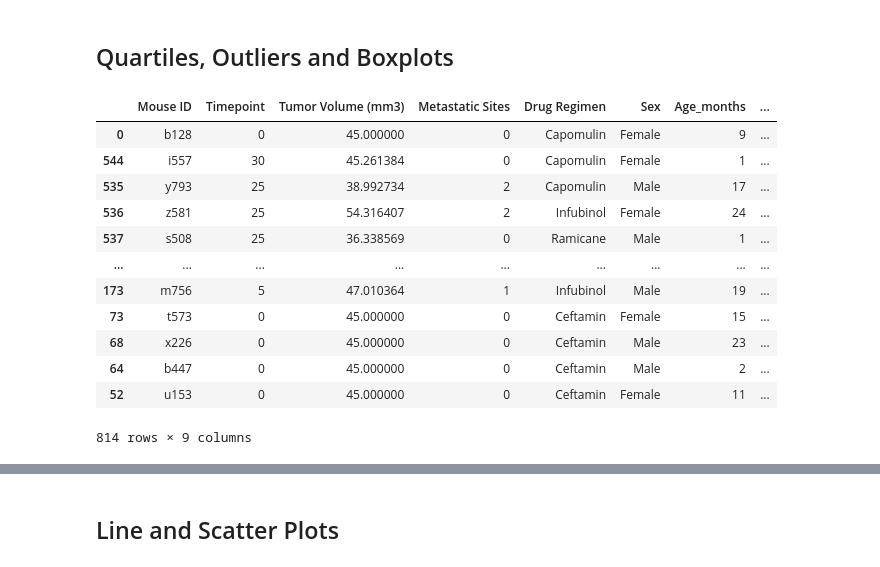
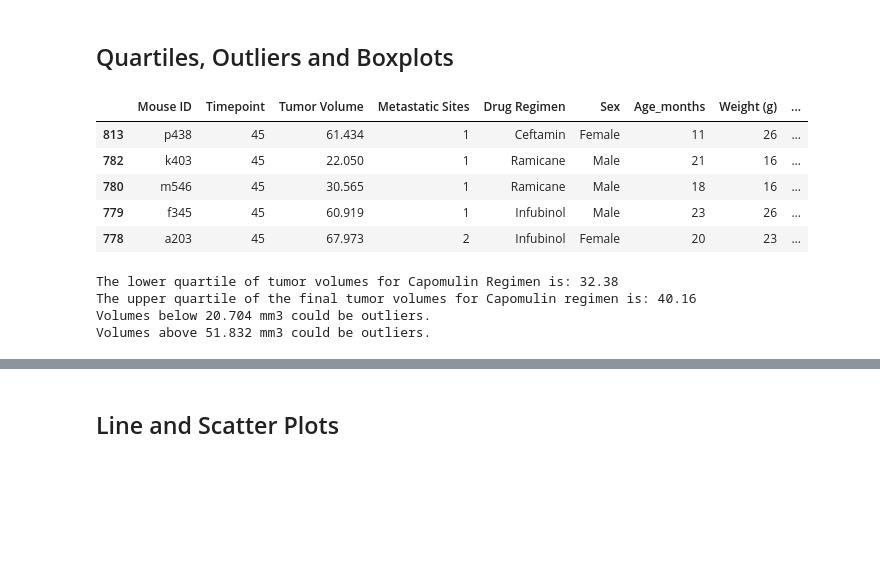
Before and after one commit to kcwaggs/data_visualization-challenge, a Jupyter notebook: pymaceuticals.ipynb, the cells around one changed output, grey strips where cells are left out. Drawn from its saved outputs; the diff is of its cells as text; code cells hidden in the pictures; blank space fills up the shorter version.

Commit message:
working through outliers

```diff
--- a/pymaceuticals.ipynb
+++ b/pymaceuticals.ipynb
@@ -209,36 +209,65 @@ plt.show()
 # %%
 # Calculate the final tumor volume of each mouse across four of the treatment regimens:
 # Capomulin, Ramicane, Infubinol, and Ceftamin
 # DataFrame for sample drugs
 sample_drugs = pd.DataFrame(cleaned_df.loc[(cleaned_df['Drug Regimen'] == 'Capomulin')
                                            | (cleaned_df['Drug Regimen'] == 'Ramicane')
                                            | (cleaned_df['Drug Regimen'] == 'Infubinol')
                                            | (cleaned_df['Drug Regimen'] == 'Ceftamin'), :])
 
 # Start by getting the last (greatest) timepoint for each mouse
-sample_max = pd.DataFrame(sample_drugs.groupby(['Mouse ID', 'Drug Regimen']).max()['Timepoint'])
-sample_max = sample_max.rename(columns = {'Timepoint': 'Max Timepoint'})
+sample_max_time = pd.DataFrame(sample_drugs.groupby(['Mouse ID', 'Drug Regimen']).max()['Timepoint'])
+sample_max_time = sample_max_time.rename(columns = {'Timepoint': 'Max Timepoint'})
 
 # Merge this group df with the original DataFrame to get the tumor volume at the last timepoint
 # I ended up merging the maximum values to a DF only containing the sample drug regimens.
-sample_merge = pd.merge(sample_drugs, sample_max, how = 'left', on = ['Mouse ID', 'Drug Regimen'])
+sample_merge = pd.merge(sample_drugs, sample_max_time, how = 'left', on = ['Mouse ID', 'Drug Regimen'])
+sample_merge['Tumor Volume (mm3)'] = sample_merge['Tumor Volume (mm3)'].round(3)
+sample_merge = sample_merge.rename(columns = {'Tumor Volume (mm3)': 'Tumor Volume'})
 
-# Separate the DF into the four sample drug regimens.
-capomulin = pd.DataFrame(sample_merge.loc[sample_merge['Drug Regimen'] == 'Capomulin', :])
-ramicane = pd.DataFrame(sample_merge.loc[sample_merge['Drug Regimen'] == 'Ramicane', :])
-infubinol = pd.DataFrame(sample_merge.loc[sample_merge['Drug Regimen'] == 'Infubinol', :])
-ceftamin = pd.DataFrame(sample_merge.loc[sample_merge['Drug Regimen'] == 'Ceftamin', :])
+# Find and store the final tumor volumes (added as new column in next merge)
+final_volume = sample_merge.sort_values(['Timepoint'], ascending = False)
+final_volume = final_volume.drop_duplicates(subset = ['Mouse ID', 'Drug Regimen'], keep = 'first')
+final_volume = final_volume.loc[:, ['Mouse ID', 'Timepoint', 'Tumor Volume', 'Drug Regimen', 'Max Timepoint']]
+final_volume = pd.DataFrame(final_volume)
+final_volume = final_volume.rename(columns = {'Tumor Volume': 'Final Volume'})
+final_volume = final_volume.loc[:, ['Mouse ID', 'Final Volume', 'Drug Regimen']]
+
+# merge round 2
+sample_merge_two = pd.merge(sample_merge, final_volume, how = 'left', on = ['Mouse ID', 'Drug Regimen'])
+sample_merge_two = sample_merge_two.sort_values(['Timepoint'], ascending = False)
+final_sample_merge = sample_merge_two.drop_duplicates(subset = ['Mouse ID', 'Drug Regimen'], keep = 'first')
+
+# Display the resuling DF
+final_sample_merge.head()
 # %% [output]
-|  | Mouse ID | Timepoint | Tumor Volume (mm3) | Metastatic Sites | Drug Regimen | Sex | Age_months | ... |
-| 0 | b128 | 0 | 45.000000 | 0 | Capomulin | Female | 9 | ... |
-| 544 | i557 | 30 | 45.261384 | 0 | Capomulin | Female | 1 | ... |
-| 535 | y793 | 25 | 38.992734 | 2 | Capomulin | Male | 17 | ... |
-| 536 | z581 | 25 | 54.316407 | 2 | Infubinol | Female | 24 | ... |
-| 537 | s508 | 25 | 36.338569 | 0 | Ramicane | Male | 1 | ... |
-| ... | ... | ... | ... | ... | ... | ... | ... | ... |
-| 173 | m756 | 5 | 47.010364 | 1 | Infubinol | Male | 19 | ... |
-| 73 | t573 | 0 | 45.000000 | 0 | Ceftamin | Female | 15 | ... |
-| 68 | x226 | 0 | 45.000000 | 0 | Ceftamin | Male | 23 | ... |
-| 64 | b447 | 0 | 45.000000 | 0 | Ceftamin | Male | 2 | ... |
-| 52 | u153 | 0 | 45.000000 | 0 | Ceftamin | Female | 11 | ... |
+|  | Mouse ID | Timepoint | Tumor Volume | Metastatic Sites | Drug Regimen | Sex | Age_months | Weight (g) | ... |
+| 813 | p438 | 45 | 61.434 | 1 | Ceftamin | Female | 11 | 26 | ... |
+| 782 | k403 | 45 | 22.050 | 1 | Ramicane | Male | 21 | 16 | ... |
+| 780 | m546 | 45 | 30.565 | 1 | Ramicane | Male | 18 | 16 | ... |
+| 779 | f345 | 45 | 60.919 | 1 | Infubinol | Male | 23 | 26 | ... |
+| 778 | a203 | 45 | 67.973 | 2 | Infubinol | Female | 20 | 23 | ... |
-814 rows × 9 columns
+# %%
+# Separate the sample drug DF to isolate the Capomulin Regimen
+capomulin = pd.DataFrame(final_sample_merge.loc[final_sample_merge['Drug Regimen'] == 'Capomulin', :])
+
+# Quartile calculations for Capomulin
+capomulin_quartiles = capomulin['Tumor Volume'].quantile([.25,.5,.75])
+capomulin_bottom_quartile = capomulin_quartiles[0.25]
+capomulin_top_quartile = capomulin_quartiles[0.75]
+
+# Calculate the IQR and quantitatively determine if there are any potential outliers.
+capomulin_iqr = capomulin_top_quartile - capomulin_bottom_quartile
+capomulin_lower_bound = capomulin_bottom_quartile - (1.5 * capomulin_iqr)
+capomulin_upper_bound = capomulin_top_quartile + (1.5 * capomulin_iqr)
+
+# Print a summary for the Capomulin Regimen
+print(f"The lower quartile of tumor volumes for Capomulin Regimen is: {round(capomulin_bottom_quartile,2)}")
+print(f"The upper quartile of the final tumor volumes for Capomulin regimen is: {round(capomulin_top_quartile,2)}")
+print(f"Volumes below {round(capomulin_lower_bound,3)} mm3 could be outliers.")
+print(f"Volumes above {round(capomulin_upper_bound,3)} mm3 could be outliers.")
+# %% [output]
+The lower quartile of tumor volumes for Capomulin Regimen is: 32.38
+The upper quartile of the final tumor volumes for Capomulin regimen is: 40.16
+Volumes below 20.704 mm3 could be outliers.
+Volumes above 51.832 mm3 could be outliers.
```
Also changed, not shown: parts of 7 cells of this notebook, 1 other file.
